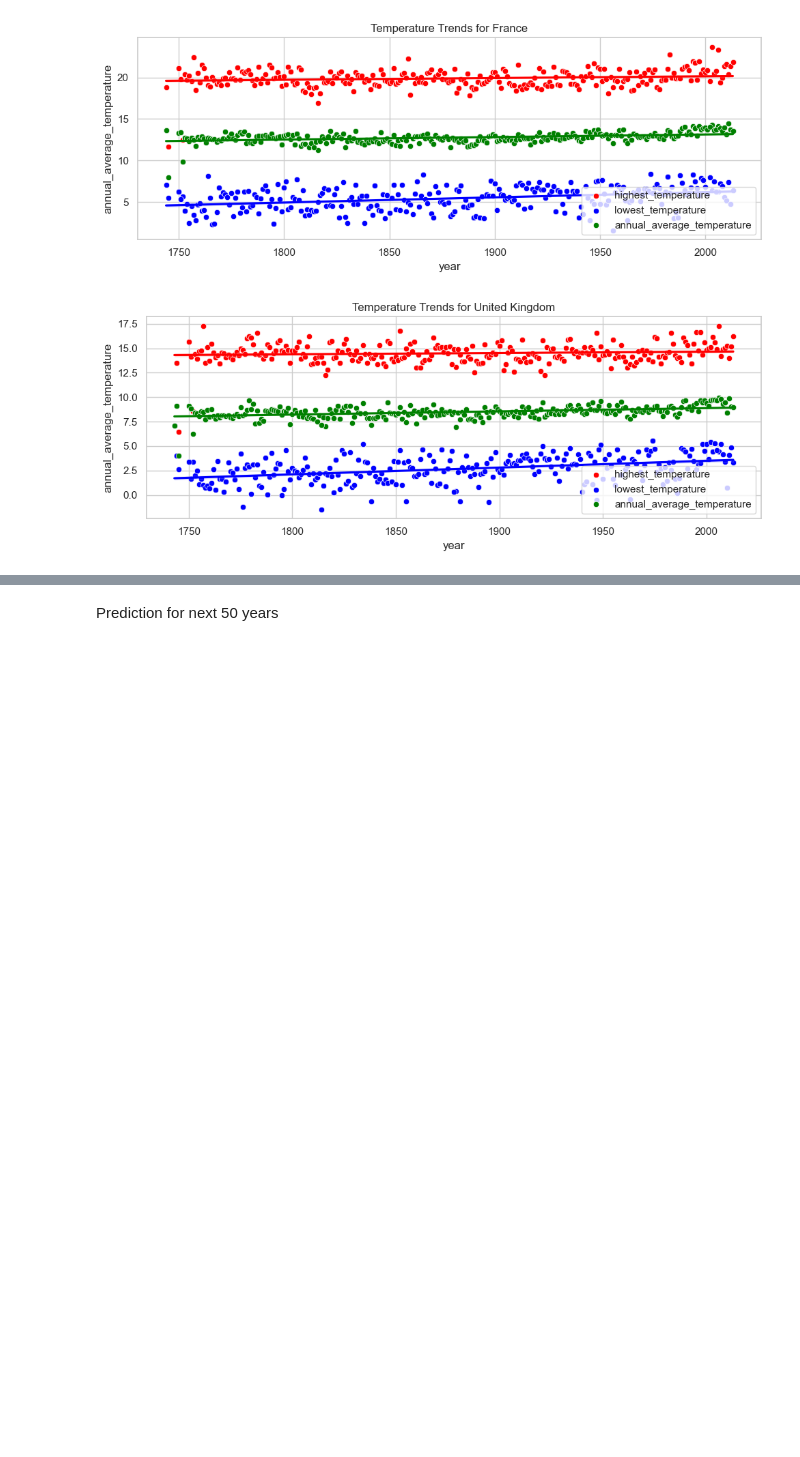
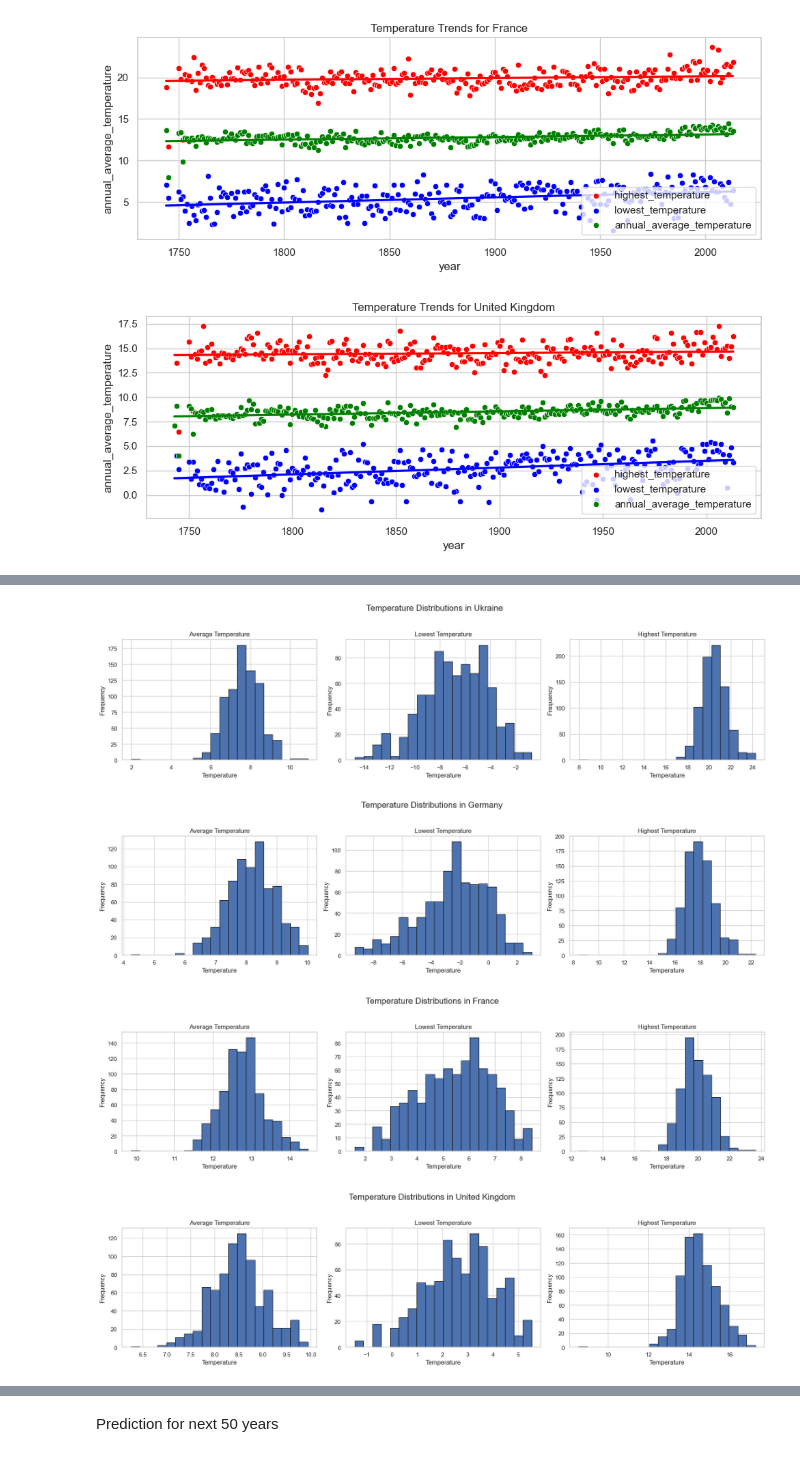
Before and after one commit to IllyaUA/FinalProject, a Jupyter notebook: code/IGClimaChange_FiPro.ipynb, the cells around one changed output, grey strips where cells are left out. Drawn from its saved outputs; the diff is of its cells as text; code cells hidden in the pictures; blank space fills up the shorter version.

```diff
--- a/code/IGClimaChange_FiPro.ipynb
+++ b/code/IGClimaChange_FiPro.ipynb
@@ -419,0 +525,42 @@ This makes sense in fact due to different geographical and thus - climate condit
+# %%
+# Get the unique countries
+unique_countries = united_data['country'].unique()
+
+# Set the number of bins for the histograms
+num_bins = 20
+
+# Create a separate set of histograms for each country
+for country in unique_countries:
+    country_data = united_data[united_data['country'] == country]
+
+    # Extract temperature data
+    avg_temperatures = country_data['annual_average_temperature'].values
+    lowest_temperatures = country_data['lowest_temperature'].values
+    highest_temperatures = country_data['highest_temperature'].values
+
+    # Create subplots for each temperature metric
+    fig, axes = plt.subplots(1, 3, figsize=(18, 5))
+    plt.suptitle(f'Temperature Distributions in {country}', fontsize=16)
+
+    axes[0].hist(avg_temperatures, bins=num_bins, edgecolor='k')
+    axes[0].set_title('Average Temperature')
+    axes[0].set_xlabel('Temperature')
+    axes[0].set_ylabel('Frequency')
+
+    axes[1].hist(lowest_temperatures, bins=num_bins, edgecolor='k')
+    axes[1].set_title('Lowest Temperature')
+    axes[1].set_xlabel('Temperature')
+    axes[1].set_ylabel('Frequency')
+
+    axes[2].hist(highest_temperatures, bins=num_bins, edgecolor='k')
+    axes[2].set_title('Highest Temperature')
+    axes[2].set_xlabel('Temperature')
+    axes[2].set_ylabel('Frequency')
+
+    plt.tight_layout(rect=[0, 0.03, 1, 0.95])
+    plt.show()
+# %% [output]
+[figure, added]
+[figure, added]
+[figure, added]
+[figure, added]
```
Also changed, not shown: parts of 43 cells of this notebook.
